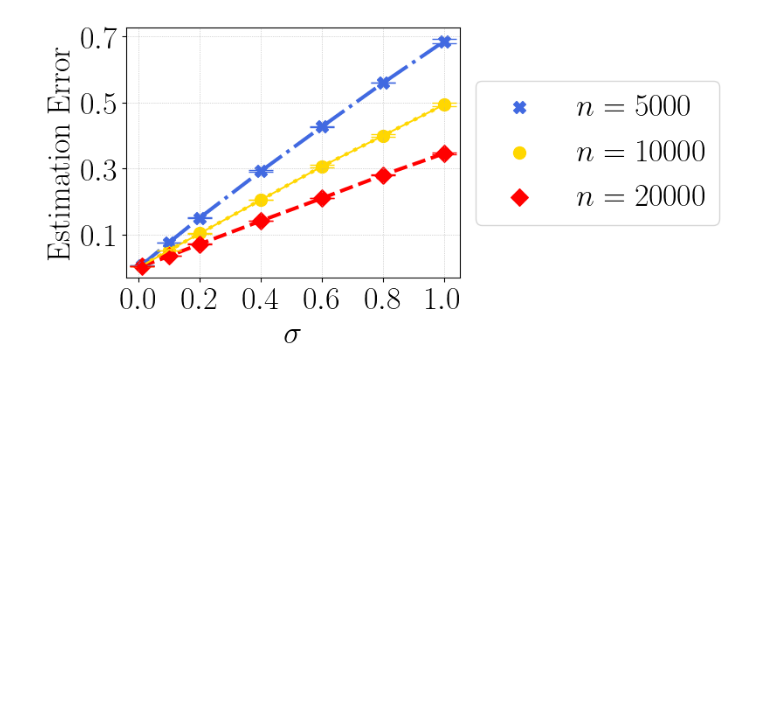
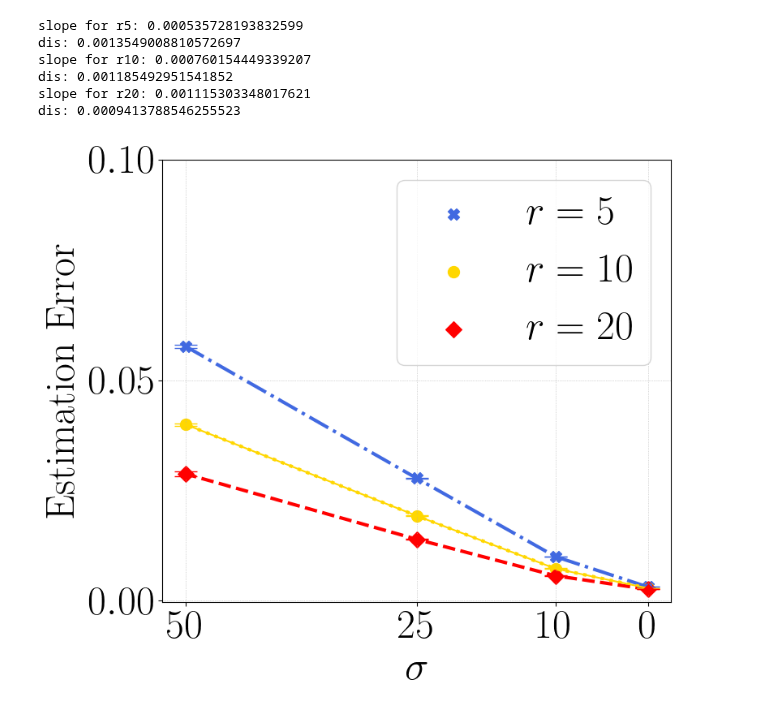
Before and after one commit to VirtuosoResearch/Matrix-completion-from-ultrasparse-samples, a Jupyter notebook: revised_figures/privacy.ipynb, the cells around one changed output. Drawn from its saved outputs; the diff is of its cells as text; code cells hidden in the pictures; blank space fills up the shorter version.

```diff
--- a/revised_figures/privacy.ipynb
+++ b/revised_figures/privacy.ipynb
@@ -70,53 +92,73 @@ plt.close()
 # %%
-noise_ratio = [0.01, 0.1, 0.2, 0.4, 0.6, 0.8, 1]
+noise_ratio = [0, 10, 25, 50]
 
-n5000 = [0.0073353, 0.0760187, 0.1505931, 0.2918414, 0.4265889, 0.5592478, 0.6853922]
-n5000_std = [0.0000179, 0.0003991, 0.0016901, 0.0029654, 0.0014016, 0.0006844, 0.0066135]
+r5 = [0.0025909, 0.0056750, 0.0139356, 0.0287550]
+r5_std = [0.0000273, 0.0000452, 0.0000588, 0.0004849]
 
-n10000 = [0.0049157, 0.0518156, 0.1031778, 0.2047870, 0.3062667, 0.3994317, 0.4936032]
-n10000_std = [0.0000047, 0.0004059, 0.0005552, 0.0006799, 0.0044735, 0.0040947, 0.0041785]
+r10 = [0.0028513, 0.0072910, 0.0192514, 0.0399614,]
+r10_std = [0.0000317, 0.0000501, 0.0001279, 0.0002577]
 
-n20000 = [0.0035228, 0.0345948, 0.0709656, 0.1411574, 0.2098059, 0.2800680, 0.3454723]
-n20000_std = [0.0000126, 0.0000640, 0.0006906, 0.0008001, 0.0007217, 0.0012760, 0.0034916]
+r20 = [0.0031365, 0.0100143, 0.0277619, 0.0576536]
+r20_std = [0.0000187, 0.0000253, 0.0001629, 0.0003042]
 
-f, ax = plt.subplots(figsize=(8,4))
+coeffs = np.polyfit(noise_ratio, r5, 1)
+slope, intercept = coeffs
+print(f"slope for r5: {slope}")
+print(f"dis: {intercept}")
+coeffs = np.polyfit(noise_ratio, r10, 1)
+slope, intercept = coeffs
+print(f"slope for r10: {slope}")
+print(f"dis: {intercept}")
+coeffs = np.polyfit(noise_ratio, r20, 1)
+slope, intercept = coeffs
+print(f"slope for r20: {slope}")
+print(f"dis: {intercept}")
+
+f, ax = plt.subplots(figsize=(8,7))
 
 #enhance = ob2_rmse_mean / rmse_mean
 #enhance = rmse_mean / ob2_rmse_mean
 #print(enhance.mean())
 #print(ob2_err_mean)
 #print(err_mean)
 
-plt.plot(noise_ratio, n5000, lw=3, color='royalblue',ls="dashdot" )
-plt.plot(noise_ratio, n10000, lw=3, color='gold', ls="dotted")
-plt.plot(noise_ratio, n20000, lw=3, color='red', ls="dashed")
+plt.plot(noise_ratio, r20, lw=3, color='royalblue',ls="dashdot" )
+plt.plot(noise_ratio, r10, lw=3, color='gold', ls="dotted")
+plt.plot(noise_ratio, r5, lw=3, color='red', ls="dashed")
 
-plt.scatter(noise_ratio, n5000, s=100, color='royalblue', label=r"$n=5000$", marker="X")
-plt.scatter(noise_ratio, n10000, s=100, color='gold', label=r"$n=10000$")
-plt.scatter(noise_ratio, n20000, s=100, color='red', label=r"$n=20000$", marker="D")
+plt.scatter(noise_ratio, r20, s=100, color='royalblue', label=r"$r=5$", marker="X")
+plt.scatter(noise_ratio, r10, s=100, color='gold', label=r"$r=10$")
+plt.scatter(noise_ratio, r5, s=100, color='red', label=r"$r=20$", marker="D")
 
-plt.errorbar(noise_ratio, n5000, yerr=n5000_std,color='royalblue', fmt='X', capsize=10)
-plt.errorbar(noise_ratio, n10000, yerr=n10000_std,color='gold', capsize=10)
-plt.errorbar(noise_ratio, n20000, yerr=n20000_std,color='red', fmt='D', capsize=10)
+plt.errorbar(noise_ratio, r20, yerr=r20_std,color='royalblue', fmt='X', capsize=10)
+plt.errorbar(noise_ratio, r10, yerr=r10_std,color='gold', capsize=10)
+plt.errorbar(noise_ratio, r5, yerr=r5_std,color='red', fmt='D', capsize=10)
 
-plt.legend(fontsize=26, loc='center left',bbox_to_anchor=(1, 0.5), ncol=1)
+plt.legend(fontsize=36, loc='upper right')
 
-plt.xlabel(r"$\sigma$", fontsize=26)
-plt.ylabel(r"$\mathrm{Estimation~Error}$", fontsize=26)
+plt.xlabel(r"$\sigma$", fontsize=36)
+plt.ylabel(r"$\mathrm{Estimation~Error}$", fontsize=36)
 
 
-xticks = [0, 0.2, 0.4, 0.6, 0.8, 1]
-plt.xticks(xticks, fontsize=26)
-plt.ticklabel_format(style='sci', scilimits=(0,0), axis='x')
-plt.yticks([0.1, 0.3, 0.5, 0.7], fontsize=26)
-ax.xaxis.get_offset_text().set_fontsize(26)
+xticks = [0, 10, 25, 50]
+plt.xticks(xticks, fontsize=36)
+#plt.ticklabel_format(style='sci', scilimits=(0,0), axis='x')
+plt.yticks([0, 0.05, 0.1], fontsize=36)
+#ax.xaxis.get_offset_text().set_fontsize(26)
+plt.gca().invert_xaxis()
 
 plt.grid(lw=0.5, ls=":")
 plt.tight_layout()
-plot_name = f"privacy_fix.pdf"
+plot_name = f"privacy_r.pdf"
 plt.savefig(plot_name, bbox_inches='tight', format="pdf", dpi=1200)
 
 plt.show()
 plt.close()
 # %% [output]
+slope for r5: 0.000535728193832599
+dis: 0.0013549008810572697
+slope for r10: 0.000760154449339207
+dis: 0.001185492951541852
+slope for r20: 0.001115303348017621
+dis: 0.0009413788546255523
-[figure, old version]
+[figure, new version]
```
Also changed, not shown: parts of 1 cell of this notebook.
